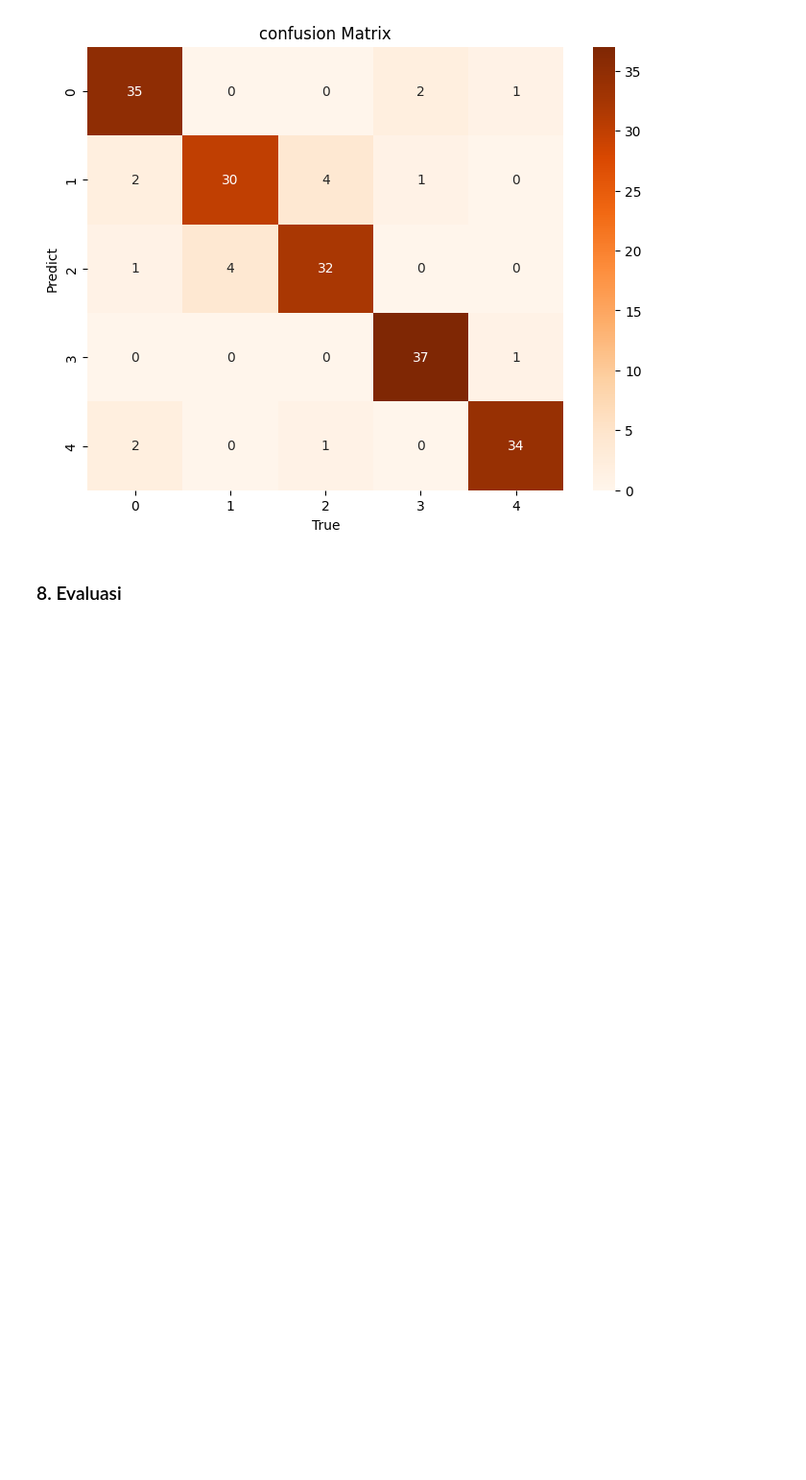
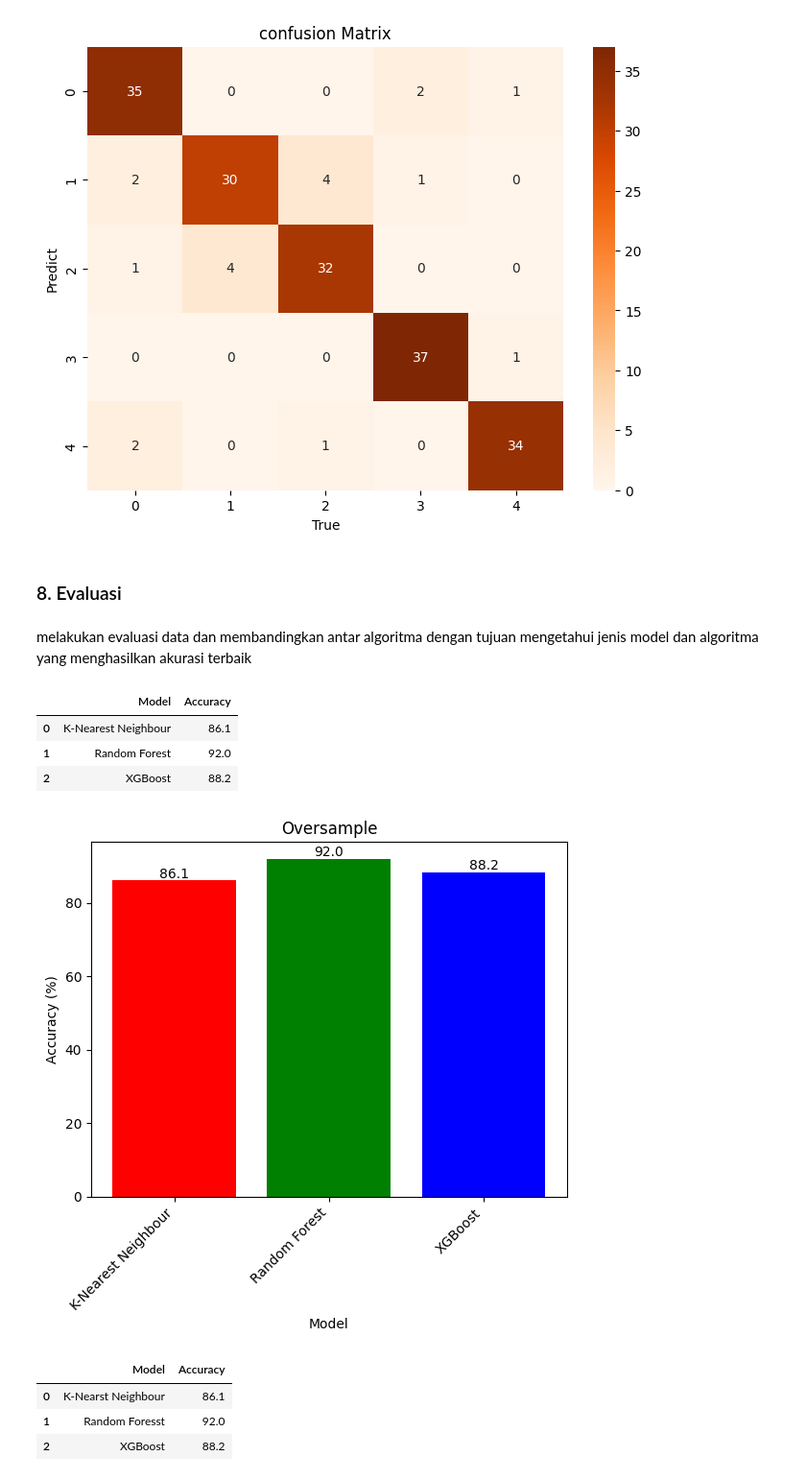
Before and after one commit to Anthopyta/DC, a Jupyter notebook: Hungarian.ipynb, the cells around one changed output. Shown at 96% size. Cells and saved outputs as stored; diff of their text form; code cells hidden in the pictures; blank space fills up the shorter version.

Commit message:
update - evaluasi

```diff
--- a/Hungarian.ipynb
+++ b/Hungarian.ipynb
@@ -618,8 +618,8 @@ y_pred_knn = knn_model.predict(X_test)
 # %%
 # evaluate the KNN model
 print("K-Nearest Neighboors (KNN) Model:")
-accuracy_knn_score = round(accuracy_score(y_test, y_pred_knn),3)
-print("Accuracy: ", accuracy_knn_score)
+accuracy_knn_smote = round(accuracy_score(y_test, y_pred_knn),3)
+print("Accuracy: ", accuracy_knn_smote)
 print("Classification Report: ")
 print(classification_report(y_test, y_pred_knn))
 # %% [output]
@@ -1129,3 +1129,5 @@ plt.show()
 [figure]
 # %% [markdown]
 ### 8. Evaluasi
+# %% [markdown]
+melakukan evaluasi data dan membandingkan antar algoritma dengan tujuan mengetahui jenis model dan algoritma yang menghasilkan akurasi terbaik
@@ -1131,0 +1136,50 @@ plt.show()
+# %%
+model_comp1 = pd.DataFrame({
+  'Model': ['K-Nearest Neighbour',
+            'Random Forest',
+            'XGBoost'],
+  'Accuracy': [accuracy_knn_smote*100,
+              accuracy_rf_smote*100,
+              accuracy_xgb_smote*100]
+})
+
+model_comp1.head()
+# %% [output]
+|  | Model | Accuracy |
+| 0 | K-Nearest Neighbour | 86.1 |
+| 1 | Random Forest | 92.0 |
+| 2 | XGBoost | 88.2 |
+# %%
+# membuat bar plot
+fig, ax = plt.subplots()
+bars = plt.bar(model_comp1['Model'], model_comp1['Accuracy'], color=['red', 'green', 'blue'])
+plt.xlabel('Model')
+plt.ylabel('Accuracy (%)')
+plt.title('Oversample')
+plt.xticks(rotation=45, ha='right')
+
+# menambahkan keterangan jumlah di setiap bar
+for bar in bars:
+  yval = bar.get_height()
+  plt.text(bar.get_x() + bar.get_width()/2, yval, round(yval, 2), ha='center', va='bottom')
+
+# manampilkan bar plot
+plt.show()
+# %% [output]
+[figure, added]
+# %%
+model_comp2 = pd.DataFrame({
+  'Model': ['K-Nearst Neighbour',
+            'Random Foresst',
+            'XGBoost'],
+  'Accuracy': [accuracy_knn_smote_normal*100,
+              accuracy_rf_smote_normal*100,
+              accuracy_xgb_smote_normal*100]
+})
+
+model_comp2.head()
+# %% [output]
+|  | Model | Accuracy |
+| 0 | K-Nearst Neighbour | 86.1 |
+| 1 | Random Foresst | 92.0 |
+| 2 | XGBoost | 88.2 |
```
Also changed, not shown: parts of 10 cells of this notebook.
